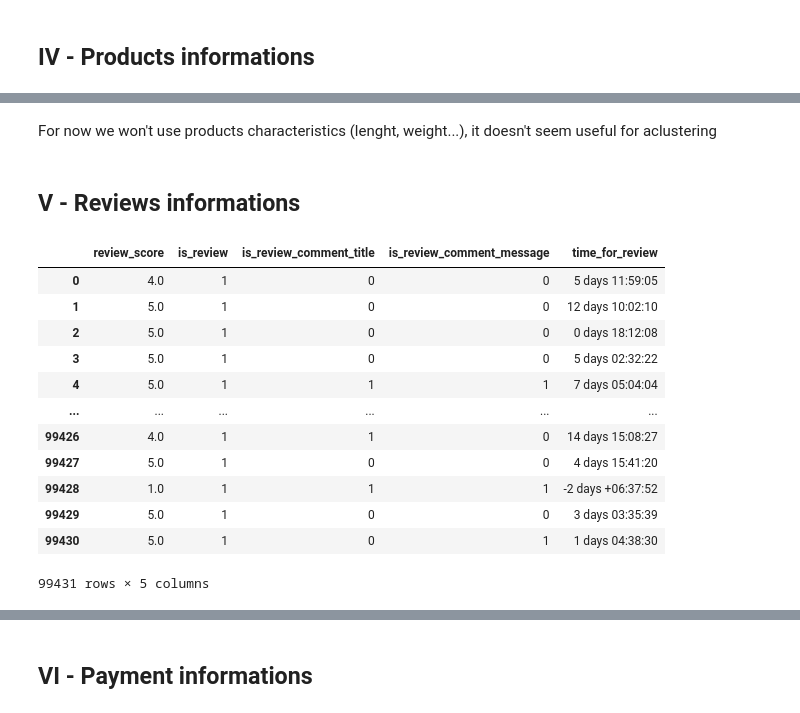
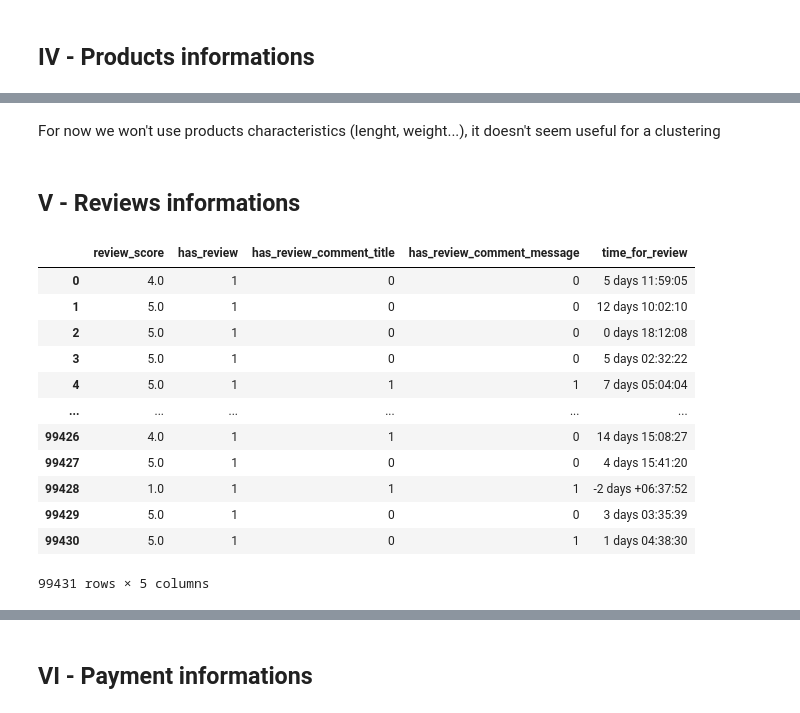
Before and after one commit to RobinPbt/P5-Openclassrooms, a Jupyter notebook: P5_modeling.ipynb, the cells around one changed output, grey strips where cells are left out. Drawn from its saved outputs; the diff is of its cells as text; code cells hidden in the pictures.

```diff
--- a/P5_modeling.ipynb
+++ b/P5_modeling.ipynb
@@ -250,23 +260,23 @@ data.head()
 | 3 | 259dac757896d24d7702b9acbbff3f3c | 1 | SP | -23.499702 | -46.185233 | ... |
 | 4 | 345ecd01c38d18a9036ed96c73b8d066 | 1 | SP | -22.975100 | -47.142925 | ... |
 # %% [markdown]
-For now we won't use products characteristics (lenght, weight...), it doesn't seem useful for aclustering
+For now we won't use products characteristics (lenght, weight...), it doesn't seem useful for a clustering
 # %% [markdown]
 ## V - Reviews informations <a class="anchor" id="6-bullet"></a>
 # %%
 # First we create new variables in full_data before aggregation by customer_unique_id
 
 # To know for a given variable if there is a review or not
-def is_review(elt):
+def has_review(elt):
     if elt == 'Not applicable':
         return 0
     else:
         return 1
 
 # Application of this function
-full_data['is_review'] = full_data['review_id'].apply(is_review)
-full_data['is_review_comment_title'] = full_data['review_comment_title'].apply(is_review)
-full_data['is_review_comment_message'] = full_data['review_comment_message'].apply(is_review)
+full_data['has_review'] = full_data['review_id'].apply(has_review)
+full_data['has_review_comment_title'] = full_data['review_comment_title'].apply(has_review)
+full_data['has_review_comment_message'] = full_data['review_comment_message'].apply(has_review)
 
 # Computing time between delivery and review
 def time_diff(time_1, time_2):
@@ -286,9 +296,9 @@ def to_float(elt):
 
 full_data['review_score'] = full_data['review_score'].apply(to_float)
 # %%
-full_data[['review_score', 'is_review', 'is_review_comment_title', 'is_review_comment_message', 'time_for_review']]
+full_data[['review_score', 'has_review', 'has_review_comment_title', 'has_review_comment_message', 'time_for_review']]
 # %% [output]
-|  | review_score | is_review | is_review_comment_title | is_review_comment_message | time_for_review |
+|  | review_score | has_review | has_review_comment_title | has_review_comment_message | time_for_review |
 | 0 | 4.0 | 1 | 0 | 0 | 5 days 11:59:05 |
 | 1 | 5.0 | 1 | 0 | 0 | 12 days 10:02:10 |
 | 2 | 5.0 | 1 | 0 | 0 | 0 days 18:12:08 |
```
Also changed, not shown: parts of 99 cells of this notebook, 1 other file.
